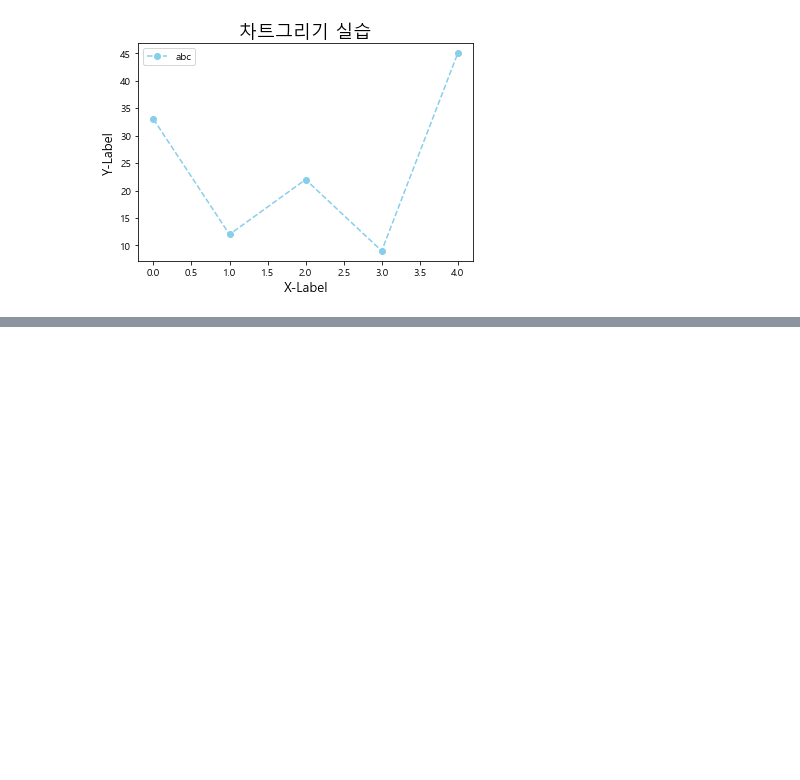
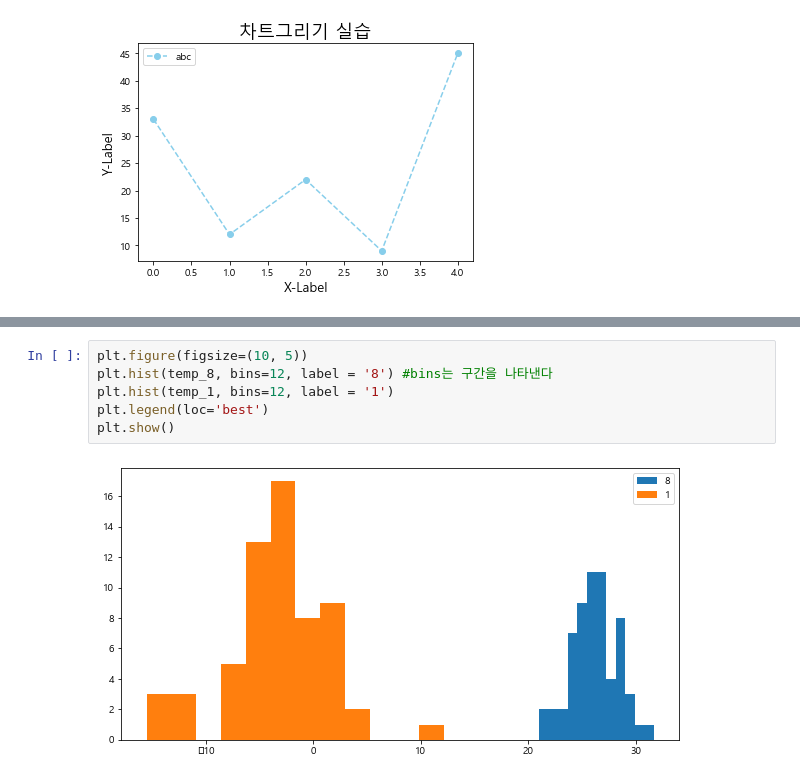
Before and after one commit to kickandfit/python_TIL, a Jupyter notebook: 210630_application_of_CSV_and_pandas.ipynb, the cells around one changed output, grey strips where cells are left out. Drawn from its saved outputs; the diff is of its cells as text; blank space fills up the shorter version.

```diff
--- a/210630_application_of_CSV_and_pandas.ipynb
+++ b/210630_application_of_CSV_and_pandas.ipynb
@@ -149,0 +275,8 @@ plt.show()
+# %%
+plt.figure(figsize=(10, 5))
+plt.hist(temp_8, bins=12, label = '8') #bins는 구간을 나타낸다
+plt.hist(temp_1, bins=12, label = '1')
+plt.legend(loc='best')
+plt.show()
+# %% [output]
+[figure, added]
```
Also changed, not shown: parts of 6 cells of this notebook, 3 other files.
